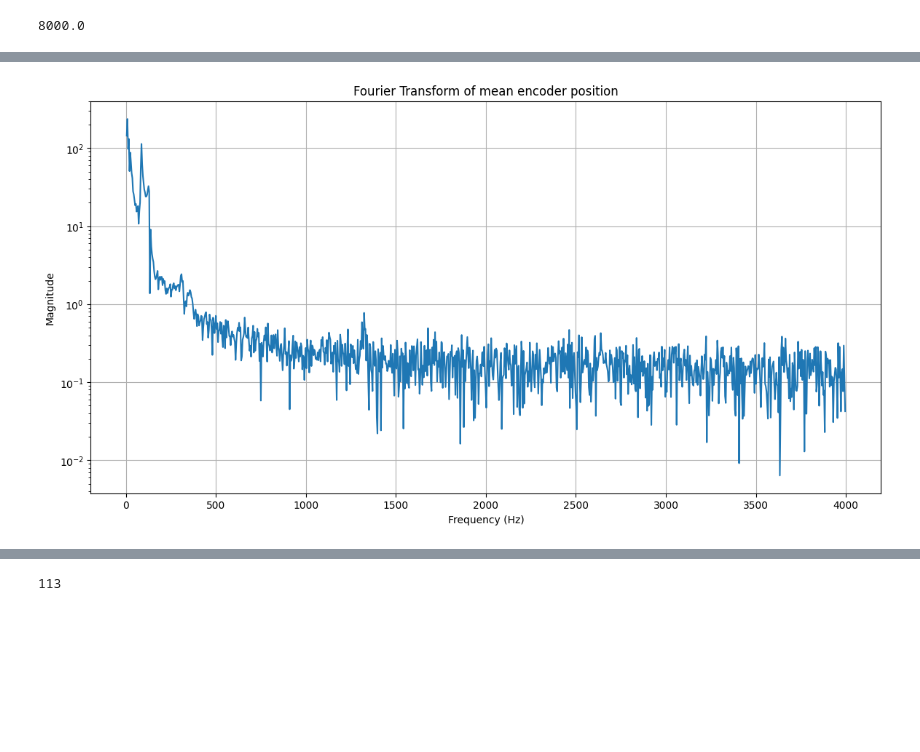
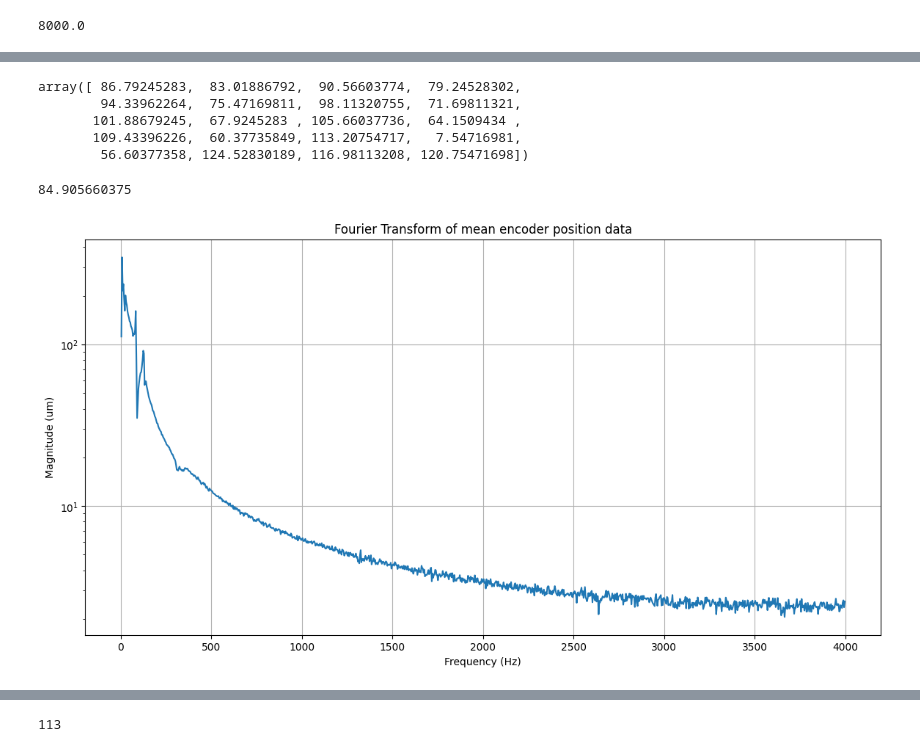
Before and after one commit to ChiragBusiness/FYP, a Jupyter notebook: fft.ipynb, the cells around one changed output, grey strips where cells are left out. Drawn from its saved outputs; the diff is of its cells as text; code cells hidden in the pictures; blank space fills up the shorter version.

```diff
--- a/fft.ipynb
+++ b/fft.ipynb
@@ -21,7 +21,7 @@ for i in range(len(filenames)):
 file_lengths = np.array(file_lengths)
 
 n_samples_start = 0 #300 is all we need for the motion phase to complete
-n_samples_end = 2400
+n_samples_end = 4800
 
 # fix, axs = plt.subplots(3, 2, figsize=(15, 15))
 
@@ -105,13 +205,49 @@ if len(pos_magnitude) % 2 == 0:
+# %%
+dominant_freq
+# %% [output]
+array([ 86.79245283,  83.01886792,  90.56603774,  79.24528302,
+        94.33962264,  75.47169811,  98.11320755,  71.69811321,
+       101.88679245,  67.9245283 , 105.66037736,  64.1509434 ,
+       109.43396226,  60.37735849, 113.20754717,   7.54716981,
+        56.60377358, 124.52830189, 116.98113208, 120.75471698])
+# %%
+(86.79245283 + 83.01886792) / 2
+# %% [output]
+84.905660375
 # %%
-# plt.plot(pos_freq, pos_magnitude)
+# fourier = np.fft.fft(relevant_data['EndPoint_X(um)'].values)
+# fourier = np.fft.fft(mean_endpoint_values[280:2400])
+fourier = np.fft.fft(mean_encoder_values[280:2400])
+# fourier = np.fft.fft(mean_endpoint_position_values)
+
+magnitude = np.abs(fourier)
+
+timestep = 1/8000
+
+freq = np.fft.fftfreq(len(fourier), d = timestep)
+
+pos_freq = freq[freq > 0]
+
+pos_magnitude = magnitude[freq > 0]
+
+# Doubling the magnitudes, excluding the DC component
+pos_magnitude[1:] = pos_magnitude[1:] * 2
+
+#should not double nyquist frequency if number of samples is even
+if len(pos_magnitude) % 2 == 0:
+    pos_magnitude[-1] = pos_magnitude[-1] / 2
+
 plt.figure(figsize=(14, 7))
 plt.plot(pos_freq, pos_magnitude)
-# plt.title('Fourier Transform of EndPoint_X(um) (Segmented Data)')
-plt.title('Fourier Transform of mean encoder position')
+plt.title('Fourier Transform of mean encoder position data')
 plt.xlabel('Frequency (Hz)')
-plt.ylabel('Magnitude')
+plt.ylabel('Magnitude (um)')
 plt.yscale('log')  # Using a logarithmic scale for better visibility
+# plt.xscale('log')
 plt.grid(True)
 plt.show()
+
+pos_freq_mean = pos_freq
+pos_magnitude_mean = pos_magnitude
 # %% [output]
-[figure, old version]
+[figure, new version]
```
Also changed, not shown: parts of 16 cells of this notebook, 6 other files.
